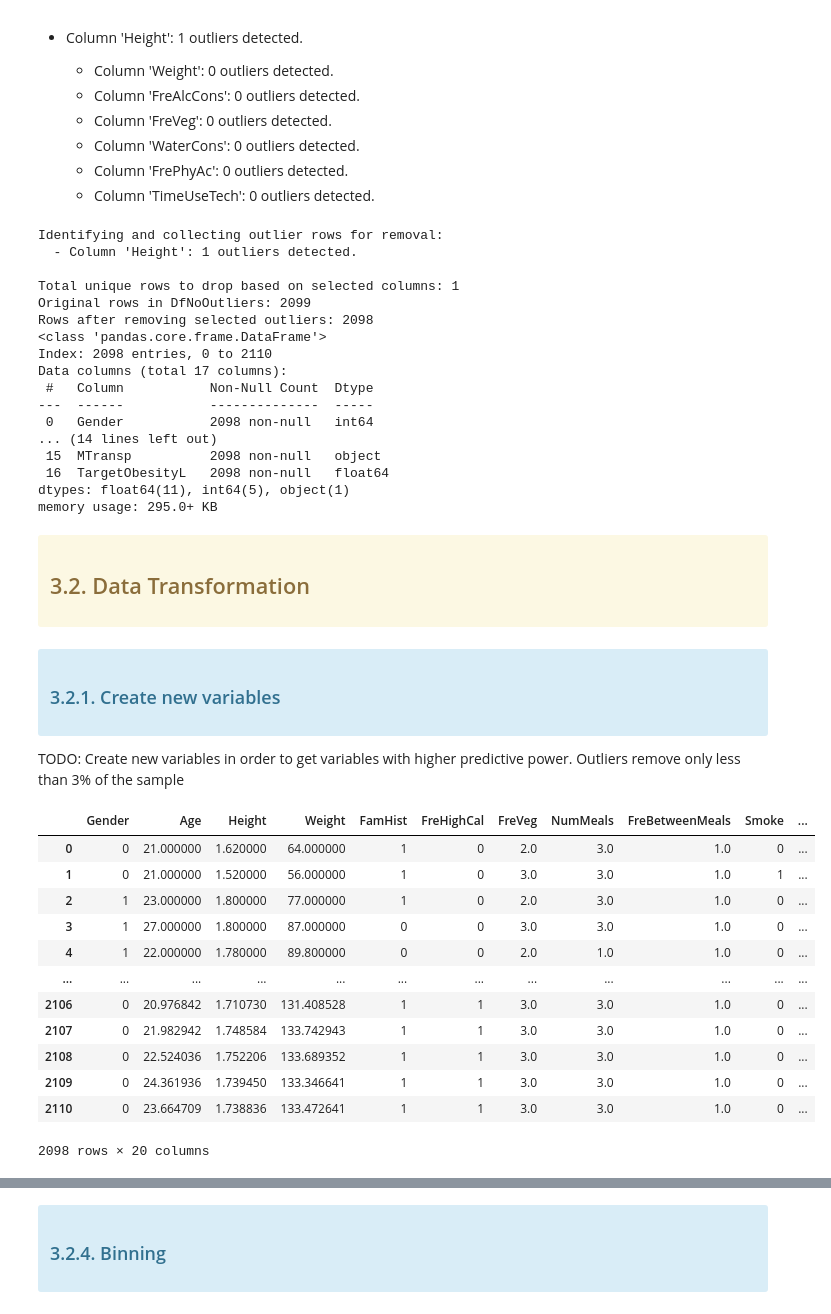
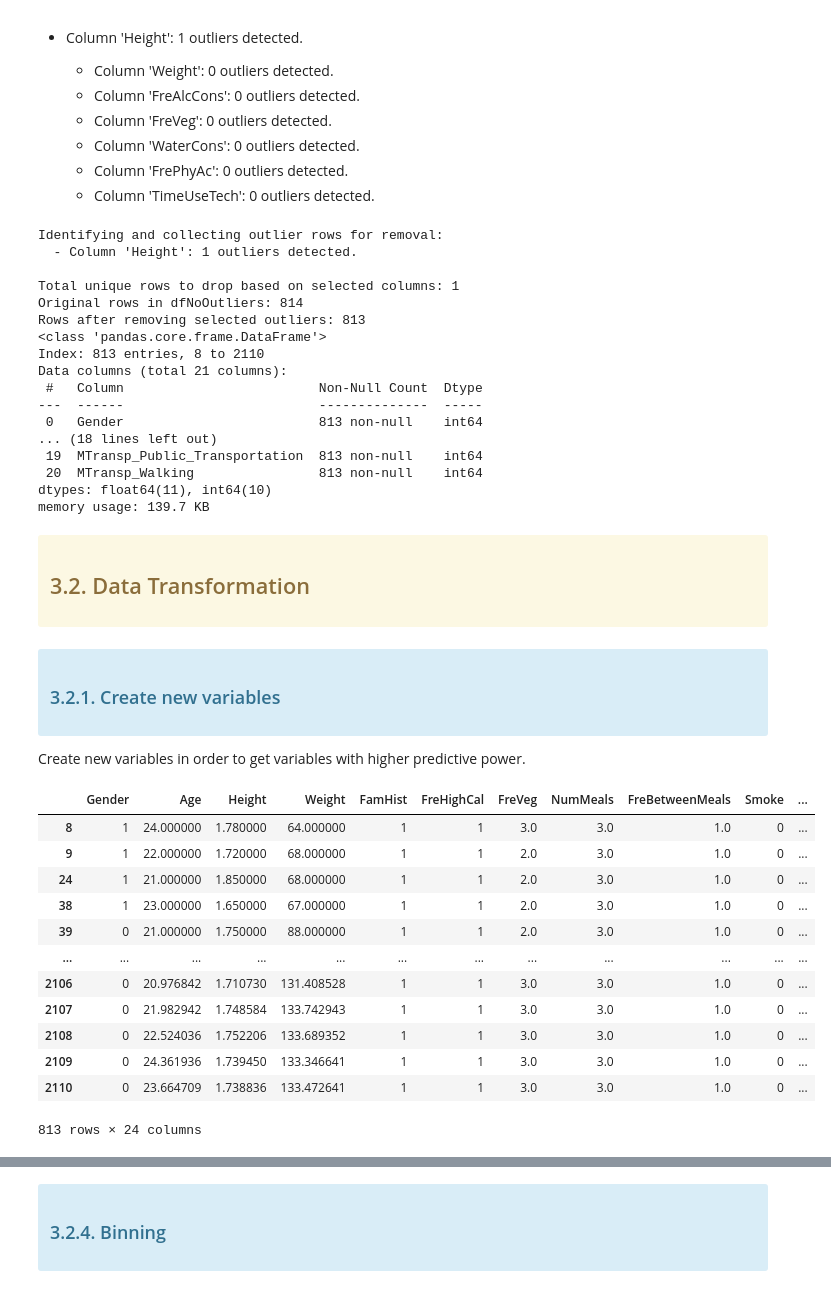
Before and after one commit to MInesGomes/DataScienceObesityLevels, a Jupyter notebook: DSGroup2.ipynb, the cells around one changed output, grey strips where cells are left out. Drawn from its saved outputs; the diff is of its cells as text; code cells hidden in the pictures.

```diff
--- a/DSGroup2.ipynb
+++ b/DSGroup2.ipynb
@@ -507,0 +502,9 @@ DataFrame after encoding binary columns:
+# %%
+dfClean = dfTargetEnc.copy()
+# One-hot encoding for multi-category nominal features
+NominalCols = ['MTransp']
+# dfHot = pd.get_dummies(dfTransformed, columns=NominalCols, drop_first=True, dtype=int)
+dfClean = pd.get_dummies(dfClean, columns=NominalCols, drop_first=False, dtype=int)
+
+print("\nDataFrame after one-hot encoding:")
+display(dfClean)
@@ -599,4 +823,0 @@ Getting more descriptive statistics of the remaining categorical variables after
-# %%
-# Show counts for categorical features
-for Col in DfBin.select_dtypes(include='object').columns:
-    print("\n ", DfBin[Col].value_counts())
@@ -1249,8 +1018,8 @@ From these boxplots, you can observe:
 # %%
 import numpy as np
 
-DfCurrent = DfNoOutliers.copy()
-InitialRows = len(DfCurrent)
+dfCurrent = dfNoOutliers.copy()
+InitialRows = len(dfCurrent)
 
 # Columns to re-check for outliers and potentially remove
 # ColsToCheck = ['FreBetweenMeals', 'Height', 'Weight','FreAlcCons','Age','MonitorDailyCal','FreVeg', 'NumMeals', 'WaterCons', 'FrePhyAc', 'TimeUseTech']
@@ -1260,46 +1029,46 @@ RowsToDrop = set()
 
 print("Identifying and collecting outlier rows for removal:")
 for Col in ColsToCheck:
-    Q1 = DfCurrent[Col].quantile(0.25)
-    Q3 = DfCurrent[Col].quantile(0.75)
+    Q1 = dfCurrent[Col].quantile(0.25)
+    Q3 = dfCurrent[Col].quantile(0.75)
     IQR = Q3 - Q1
 
     LowerBound = Q1 - 1.5 * IQR
     UpperBound = Q3 + 1.5 * IQR
 
     # Find indices of outliers
-    OutlierIndices = DfCurrent[(DfCurrent[Col] < LowerBound) | (DfCurrent[Col] > UpperBound)].index
+    OutlierIndices = dfCurrent[(dfCurrent[Col] < LowerBound) | (dfCurrent[Col] > UpperBound)].index
     RowsToDrop.update(OutlierIndices)
     print(f"  - Column '{Col}': {len(OutlierIndices)} outliers detected.")
 
 print(f"\nTotal unique rows to drop based on selected columns: {len(RowsToDrop)}")
 
 # Drop the identified rows
-DfNoOutliers = DfCurrent.drop(index=list(RowsToDrop))
+dfNoOutliers = dfCurrent.drop(index=list(RowsToDrop))
 
-print(f"Original rows in DfNoOutliers: {InitialRows}")
-print(f"Rows after removing selected outliers: {len(DfNoOutliers)}")
+print(f"Original rows in dfNoOutliers: {InitialRows}")
+print(f"Rows after removing selected outliers: {len(dfNoOutliers)}")
 
 # Display info of the new DataFrame
-DfNoOutliers.info()
+dfNoOutliers.info()
 # %% [output]
 Identifying and collecting outlier rows for removal:
   - Column 'Height': 1 outliers detected.
 
 Total unique rows to drop based on selected columns: 1
-Original rows in DfNoOutliers: 2099
-Rows after removing selected outliers: 2098
+Original rows in dfNoOutliers: 814
+Rows after removing selected outliers: 813
 <class 'pandas.core.frame.DataFrame'>
-Index: 2098 entries, 0 to 2110
-Data columns (total 17 columns):
- #   Column           Non-Null Count  Dtype
----  ------           --------------  -----
- 0   Gender           2098 non-null   int64
-... (14 lines left out)
- 15  MTransp          2098 non-null   object
- 16  TargetObesityL   2098 non-null   float64
-dtypes: float64(11), int64(5), object(1)
-memory usage: 295.0+ KB
+Index: 813 entries, 8 to 2110
+Data columns (total 21 columns):
+ #   Column                         Non-Null Count  Dtype
+---  ------                         --------------  -----
+ 0   Gender                         813 non-null    int64
+... (18 lines left out)
+ 19  MTransp_Public_Transportation  813 non-null    int64
+ 20  MTransp_Walking                813 non-null    int64
+dtypes: float64(11), int64(10)
+memory usage: 139.7 KB
 # %% [markdown]
 <div class="alert alert-block alert-warning">
 
@@ -1316,25 +1085,24 @@ memory usage: 295.0+ KB
 ### 3.2.1. Create new variables
 
 </div>
-TODO: Create new variables in order to get variables with higher predictive power.
-Outliers remove only less than 3% of the sample
+Create new variables in order to get variables with higher predictive power.
 # %%
-DfTransformed =DfNoOutliers.copy()
-DfTransformed['Weight_Height'] =  DfNoOutliers['Weight'] / DfNoOutliers['Height']
-DfTransformed['Age_Height'] = DfNoOutliers['Age'] / DfNoOutliers['Height']
-DfTransformed['Age_Weight'] = DfNoOutliers['Age'] / DfNoOutliers['Weight']
-display(DfTransformed)
+dfTransformed =dfNoOutliers.copy()
+dfTransformed['Weight_Height'] =  dfNoOutliers['Weight'] / dfNoOutliers['Height']
+dfTransformed['Age_Height'] = dfNoOutliers['Age'] / dfNoOutliers['Height']
+dfTransformed['Age_Weight'] = dfNoOutliers['Age'] / dfNoOutliers['Weight']
+display(dfTransformed)
 # %% [output]
 |  | Gender | Age | Height | Weight | FamHist | FreHighCal | FreVeg | NumMeals | FreBetweenMeals | Smoke | ... |
-| 0 | 0 | 21.000000 | 1.620000 | 64.000000 | 1 | 0 | 2.0 | 3.0 | 1.0 | 0 | ... |
-| 1 | 0 | 21.000000 | 1.520000 | 56.000000 | 1 | 0 | 3.0 | 3.0 | 1.0 | 1 | ... |
-| 2 | 1 | 23.000000 | 1.800000 | 77.000000 | 1 | 0 | 2.0 | 3.0 | 1.0 | 0 | ... |
-| 3 | 1 | 27.000000 | 1.800000 | 87.000000 | 0 | 0 | 3.0 | 3.0 | 1.0 | 0 | ... |
-| 4 | 1 | 22.000000 | 1.780000 | 89.800000 | 0 | 0 | 2.0 | 1.0 | 1.0 | 0 | ... |
+| 8 | 1 | 24.000000 | 1.780000 | 64.000000 | 1 | 1 | 3.0 | 3.0 | 1.0 | 0 | ... |
+| 9 | 1 | 22.000000 | 1.720000 | 68.000000 | 1 | 1 | 2.0 | 3.0 | 1.0 | 0 | ... |
+| 24 | 1 | 21.000000 | 1.850000 | 68.000000 | 1 | 1 | 2.0 | 3.0 | 1.0 | 0 | ... |
+| 38 | 1 | 23.000000 | 1.650000 | 67.000000 | 1 | 1 | 2.0 | 3.0 | 1.0 | 0 | ... |
+| 39 | 0 | 21.000000 | 1.750000 | 88.000000 | 1 | 1 | 2.0 | 3.0 | 1.0 | 0 | ... |
 | ... | ... | ... | ... | ... | ... | ... | ... | ... | ... | ... | ... |
 | 2106 | 0 | 20.976842 | 1.710730 | 131.408528 | 1 | 1 | 3.0 | 3.0 | 1.0 | 0 | ... |
 | 2107 | 0 | 21.982942 | 1.748584 | 133.742943 | 1 | 1 | 3.0 | 3.0 | 1.0 | 0 | ... |
 | 2108 | 0 | 22.524036 | 1.752206 | 133.689352 | 1 | 1 | 3.0 | 3.0 | 1.0 | 0 | ... |
 | 2109 | 0 | 24.361936 | 1.739450 | 133.346641 | 1 | 1 | 3.0 | 3.0 | 1.0 | 0 | ... |
 | 2110 | 0 | 23.664709 | 1.738836 | 133.472641 | 1 | 1 | 3.0 | 3.0 | 1.0 | 0 | ... |
-2098 rows × 20 columns
+813 rows × 24 columns
```
Also changed, not shown: parts of 124 cells of this notebook.
